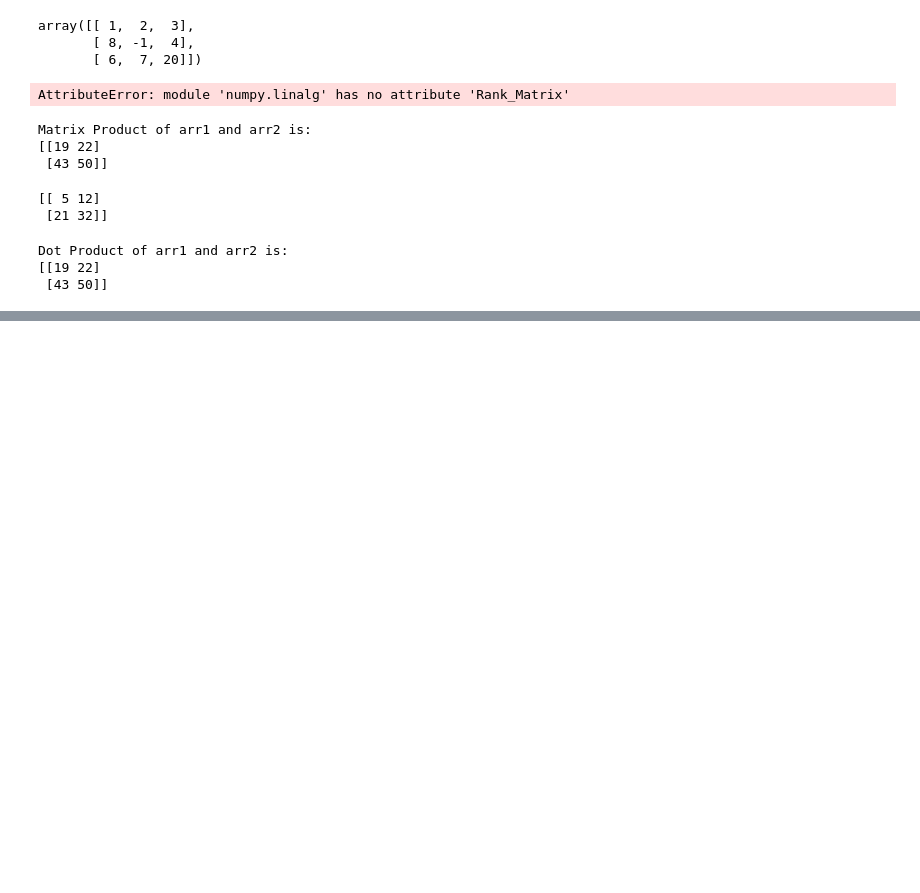
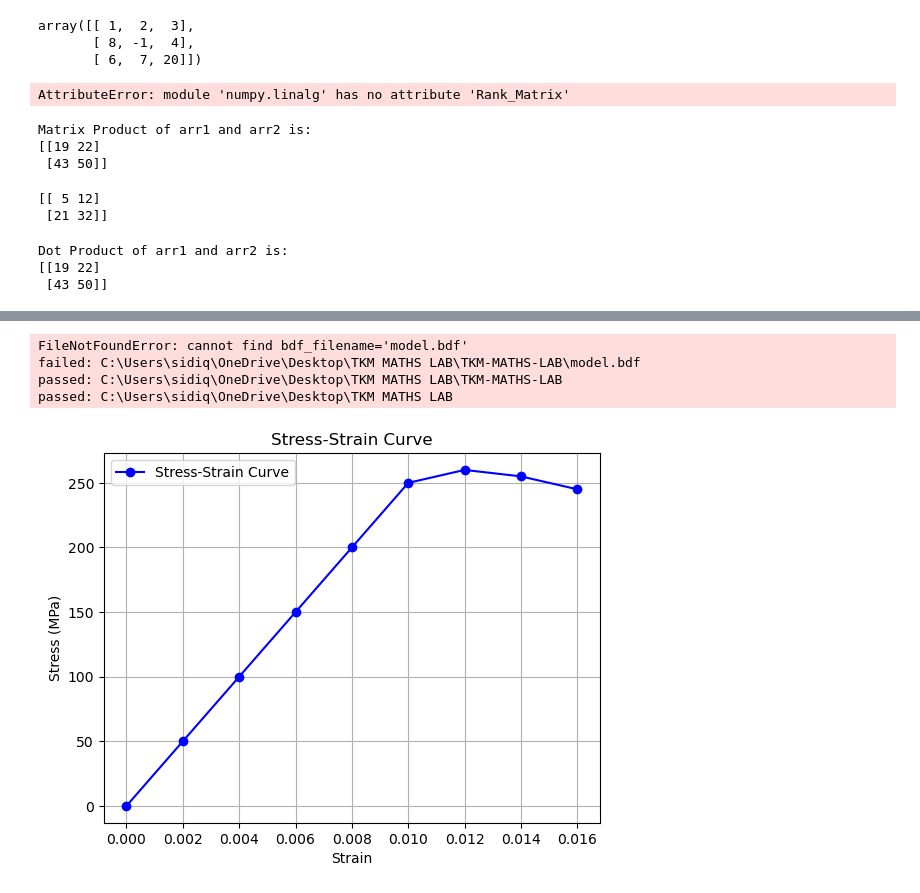
Before and after one commit to sidiquegithub/TKM-MATHS-LAB, a Jupyter notebook: Untitled1.ipynb, the cells around one changed output, grey strips where cells are left out. Drawn from its saved outputs; the diff is of its cells as text; code cells hidden in the pictures; blank space fills up the shorter version.

```diff
--- a/Untitled1.ipynb
+++ b/Untitled1.ipynb
@@ -120,0 +165,46 @@ Dot Product of arr1 and arr2 is:
+# %%
+from pyNastran.bdf.bdf import BDF
+
+# Create a BDF object
+bdf = BDF()
+
+# Read a Nastran Bulk Data File (replace 'model.bdf' with your file name)
+bdf.read_bdf('model.bdf')
+
+# Display basic information about the model
+print("Number of Nodes:", len(bdf.nodes))
+print("Number of Elements:", len(bdf.elements))
+
+# Display node coordinates
+print("\nNode Coordinates:")
+for nid, node in bdf.nodes.items():
+    print(f"Node ID: {nid}, Coordinates: {node.xyz}")
+
+# Display element connectivity
+print("\nElement Connectivity:")
+for eid, element in bdf.elements.items():
+    print(f"Element ID: {eid}, Nodes: {element.nodes}")
+# %% [output]
+FileNotFoundError: cannot find bdf_filename='model.bdf'
+failed: C:\Users\sidiq\OneDrive\Desktop\TKM MATHS LAB\TKM-MATHS-LAB\model.bdf
+passed: C:\Users\sidiq\OneDrive\Desktop\TKM MATHS LAB\TKM-MATHS-LAB
+passed: C:\Users\sidiq\OneDrive\Desktop\TKM MATHS LAB
+# %%
+import numpy as np
+import matplotlib.pyplot as plt
+
+# Sample data for stress (MPa) and strain (unitless)
+strain = np.array([0, 0.002, 0.004, 0.006, 0.008, 0.01, 0.012, 0.014, 0.016])
+stress = np.array([0, 50, 100, 150, 200, 250, 260, 255, 245])
+
+# Plotting the stress-strain curve
+plt.figure()
+plt.plot(strain, stress, marker='o', linestyle='-', color='b', label='Stress-Strain Curve')
+plt.xlabel('Strain')
+plt.ylabel('Stress (MPa)')
+plt.title('Stress-Strain Curve')
+plt.legend()
+plt.grid(True)
+plt.show()
+# %% [output]
+[figure, added]
```
Also changed, not shown: parts of 2 cells of this notebook, 2 other files.
